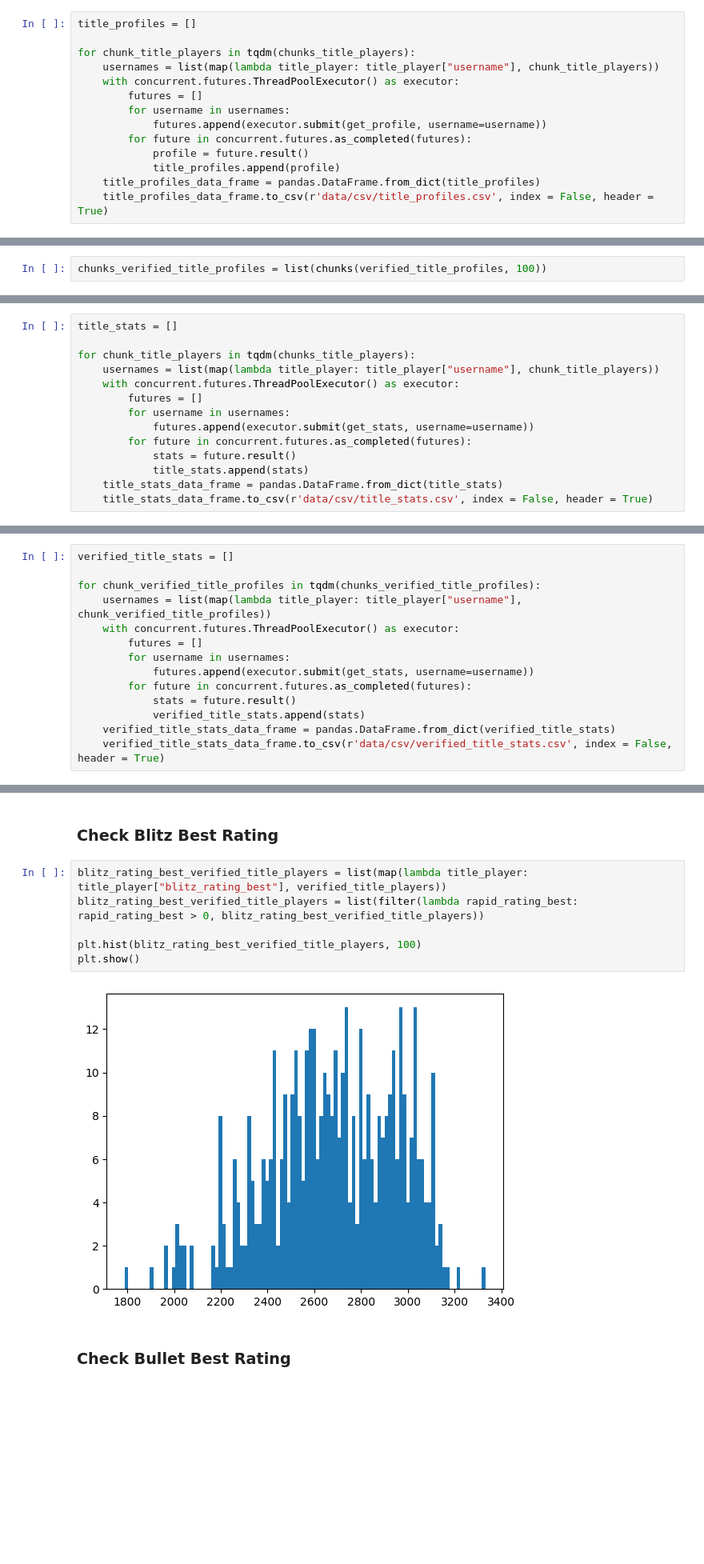
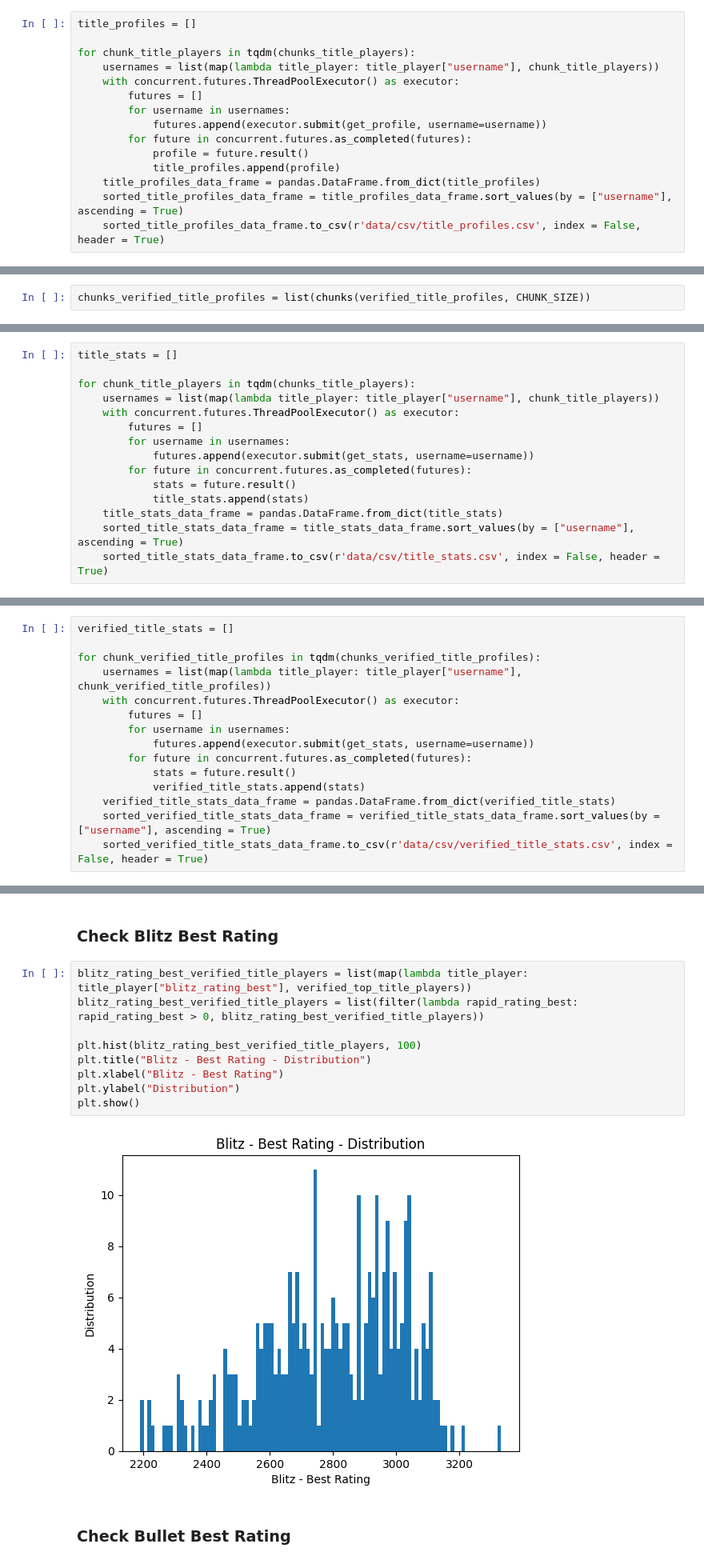
Before and after one commit to hieudoanm/chess.com, a Jupyter notebook: main.ipynb, the cells around one changed output, grey strips where cells are left out. Shown: that part at 80% size. Saved outputs shown, nothing was run; the diff lists cells and outputs as text; blank space fills up the shorter version.

```diff
--- a/main.ipynb
+++ b/main.ipynb
@@ -82,7 +87,8 @@ for chunk_title_players in tqdm(chunks_title_players):
             profile = future.result()
             title_profiles.append(profile)
     title_profiles_data_frame = pandas.DataFrame.from_dict(title_profiles)
-    title_profiles_data_frame.to_csv(r'data/csv/title_profiles.csv', index = False, header = True)
+    sorted_title_profiles_data_frame = title_profiles_data_frame.sort_values(by = ["username"], ascending = True)
+    sorted_title_profiles_data_frame.to_csv(r'data/csv/title_profiles.csv', index = False, header = True)
 # %% [markdown]
 ### Get Verified Profiles
 # %%
@@ -93,7 +100,7 @@ verified_title_profiles_data_frame.to_csv(r'data/csv/verified_title_profiles.csv
 # %% [markdown]
 ### Chunk Verified Profiles
 # %%
-chunks_verified_title_profiles = list(chunks(verified_title_profiles, 100))
+chunks_verified_title_profiles = list(chunks(verified_title_profiles, CHUNK_SIZE))
 # %% [markdown]
 ## Get Title Stats
 # %% [markdown]
@@ -174,7 +181,8 @@ for chunk_title_players in tqdm(chunks_title_players):
             stats = future.result()
             title_stats.append(stats)
     title_stats_data_frame = pandas.DataFrame.from_dict(title_stats)
-    title_stats_data_frame.to_csv(r'data/csv/title_stats.csv', index = False, header = True)
+    sorted_title_stats_data_frame = title_stats_data_frame.sort_values(by = ["username"], ascending = True)
+    sorted_title_stats_data_frame.to_csv(r'data/csv/title_stats.csv', index = False, header = True)
 # %% [markdown]
 ### Get Verified Stats
 # %%
@@ -190,7 +198,8 @@ for chunk_verified_title_profiles in tqdm(chunks_verified_title_profiles):
             stats = future.result()
             verified_title_stats.append(stats)
     verified_title_stats_data_frame = pandas.DataFrame.from_dict(verified_title_stats)
-    verified_title_stats_data_frame.to_csv(r'data/csv/verified_title_stats.csv', index = False, header = True)
+    sorted_verified_title_stats_data_frame = verified_title_stats_data_frame.sort_values(by = ["username"], ascending = True)
+    sorted_verified_title_stats_data_frame.to_csv(r'data/csv/verified_title_stats.csv', index = False, header = True)
 # %% [markdown]
 ## Merge Profiles and Stats
 # %%
@@ -224,13 +235,16 @@ plt.show()
 # %% [markdown]
 ### Check Blitz Best Rating
 # %%
-blitz_rating_best_verified_title_players = list(map(lambda title_player: title_player["blitz_rating_best"], verified_title_players))
+blitz_rating_best_verified_title_players = list(map(lambda title_player: title_player["blitz_rating_best"], verified_top_title_players))
 blitz_rating_best_verified_title_players = list(filter(lambda rapid_rating_best: rapid_rating_best > 0, blitz_rating_best_verified_title_players))
 
 plt.hist(blitz_rating_best_verified_title_players, 100)
+plt.title("Blitz - Best Rating - Distribution")
+plt.xlabel("Blitz - Best Rating")
+plt.ylabel("Distribution")
 plt.show()
 # %% [output]
-[figure, old version]
+[figure, new version]
 # %% [markdown]
 ### Check Bullet Best Rating
 # %%
```
Also changed, not shown: parts of 9 cells of this notebook, 7 other files.
